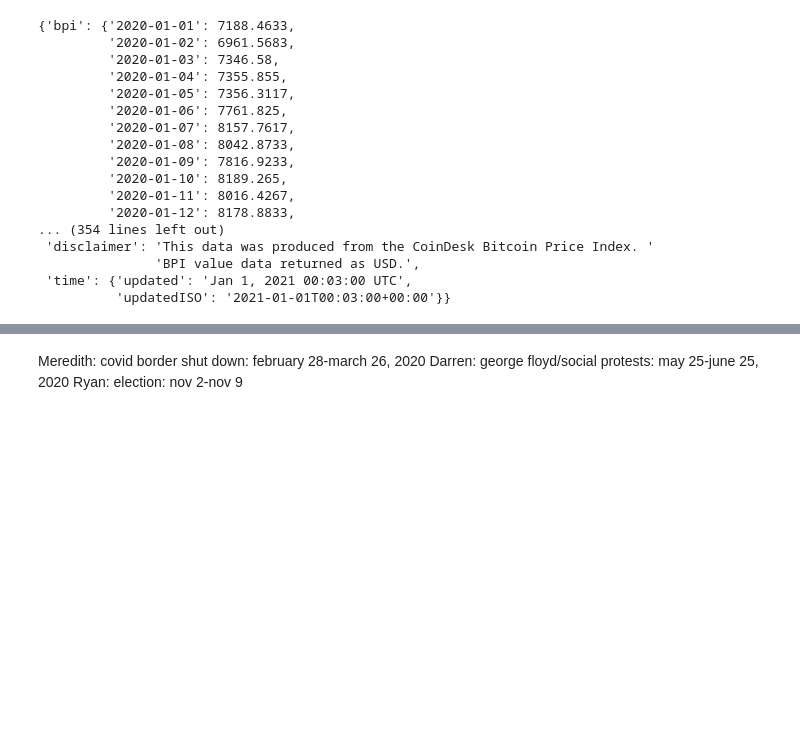
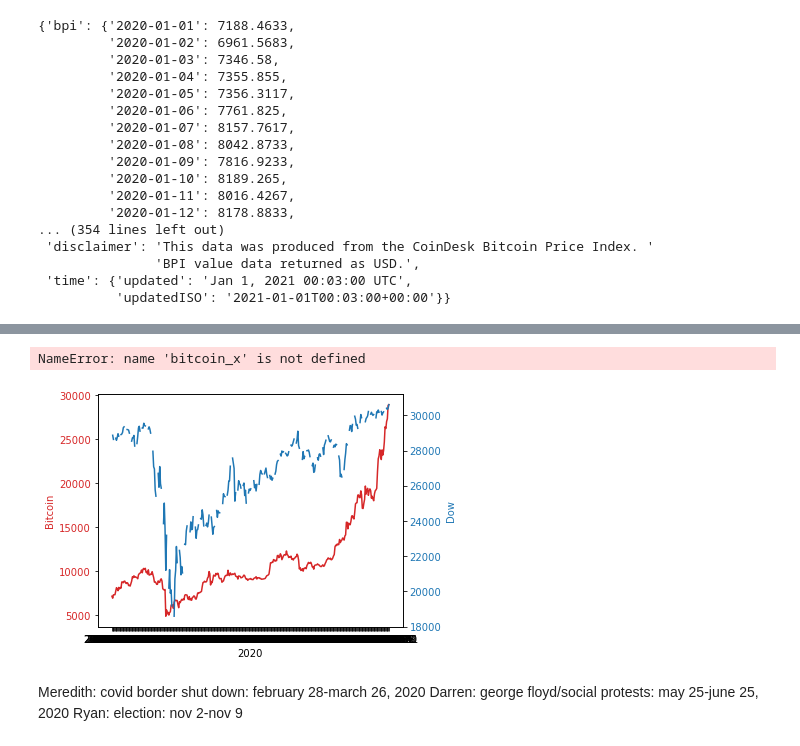
Before and after one commit to darrenr10/Project_1, a Jupyter notebook: chelsea-nb.ipynb, the cells around one changed output, grey strips where cells are left out. Saved outputs shown, nothing was run; the diff lists cells and outputs as text; code cells hidden in the pictures; blank space fills up the shorter version.

Commit message:
overlay dow and bitcoin, cleaning gold data

```diff
--- a/chelsea-nb.ipynb
+++ b/chelsea-nb.ipynb
@@ -125,0 +55,10 @@ plt.plot(x_axis, y_axis)
+# %%
+# DOW: clean data (take out out-of-range data based on start_/end_date variables above)
+# return only date and close price columns
+dow_cleaned = dow_data_df.loc[(dow_data_df['Date'] >= start_date) & (dow_data_df['Date'] <= end_date)]
+dow_cleaned = dow_cleaned[['Date','Close']]
+
+# rename date column to prep for merge
+dow_df = dow_cleaned.rename(columns={'Date':'close date'})
+
+# dow_df
@@ -125,0 +91,5 @@ plt.plot(x_axis, y_axis)
+# %%
+# BITCOIN &
+merged = pd.merge(test_df, dow_df, on='close date', how='left')
+merged = merged.rename(columns={'close date':'Date','close price':'Bitcoin', 'Close':'Dow'})
+merged
@@ -126,3 +110,43 @@ plt.plot(x_axis, y_axis)
+# %%
+# setting axes to variables
+bitcoin_x
+bitcoin_y
+dow_x
+dow_y
+gold_x
+gold_y
+# %% [output]
+NameError: name 'bitcoin_x' is not defined
+# %%
+fig, ax1 = plt.subplots()
+color = 'tab:red'
+ax1.set_xlabel('2020')
+ax1.set_ylabel('Bitcoin', color=color)
+ax1.plot(merged['Date'], merged['Bitcoin'], color=color)
+ax1.tick_params(axis='y', labelcolor=color)
+ax1.plot()
+
+ax2 = ax1.twinx()
+
+color = 'tab:blue'
+ax2.set_ylabel('Dow', color=color)
+ax2.plot(merged['Date'], merged['Dow'], color=color)
+ax2.tick_params(axis='y', labelcolor=color)
+
+fig.tight_layout()
+plt.show()
+
+# x_axis = merged['Date']
+# y_axis = merged['Bitcoin']
+# plt.xlabel('2020')
+# plt.plot(x_axis, y_axis)
+# y_dow = merged['Dow']
+# plt.plot(x_axis, y_dow, secondary_y=True)
+
+# here's the link to the info on overlaying two axes:
+# https://matplotlib.org/gallery/api/two_scales.html
+# %% [output]
+[figure, added]
 # %%
 test_df.describe()
 # %%
```
Also changed, not shown: parts of 9 cells of this notebook, 2 other files.
